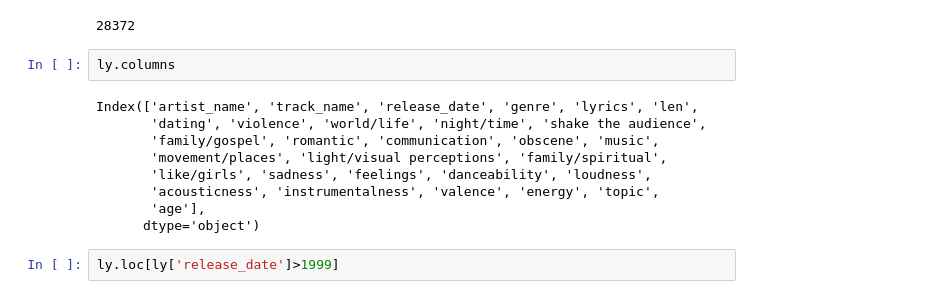
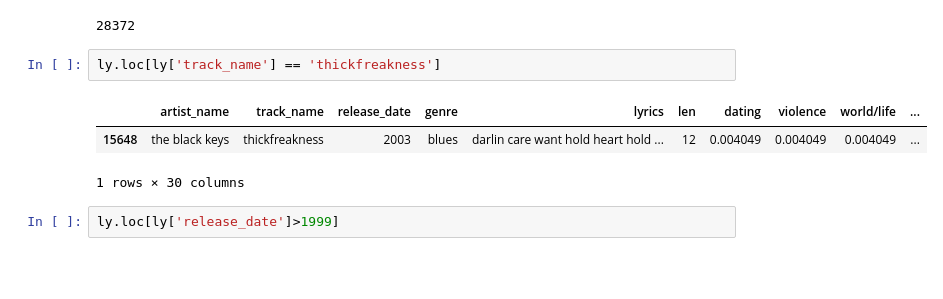
Before and after one commit to meyerpedro/Music_For_Creators-Recommender, a Jupyter notebook: notebook/Capstone 3.ipynb, the cells around one changed output. Drawn from its saved outputs; the diff is of its cells as text; blank space fills up the shorter version.

```diff
--- a/notebook/Capstone 3.ipynb
+++ b/notebook/Capstone 3.ipynb
@@ -32,17 +32,12 @@ ly.drop('Unnamed: 0', axis=1, inplace=True)
 len(ly)
 # %% [output]
 28372
-# %%
-ly.columns
-# %% [output]
-Index(['artist_name', 'track_name', 'release_date', 'genre', 'lyrics', 'len',
-       'dating', 'violence', 'world/life', 'night/time', 'shake the audience',
-       'family/gospel', 'romantic', 'communication', 'obscene', 'music',
-       'movement/places', 'light/visual perceptions', 'family/spiritual',
-       'like/girls', 'sadness', 'feelings', 'danceability', 'loudness',
-       'acousticness', 'instrumentalness', 'valence', 'energy', 'topic',
-       'age'],
-      dtype='object')
+# %%
+ly.loc[ly['track_name'] == 'thickfreakness']
+# %% [output]
+|  | artist_name | track_name | release_date | genre | lyrics | len | dating | violence | world/life | ... |
+| 15648 | the black keys | thickfreakness | 2003 | blues | darlin care want hold heart hold ... | 12 | 0.004049 | 0.004049 | 0.004049 | ... |
+1 rows × 30 columns
 # %%
 ly.loc[ly['release_date']>1999]
 # %% [output]
```
Also changed, not shown: parts of 13 cells of this notebook, 15 other files.
